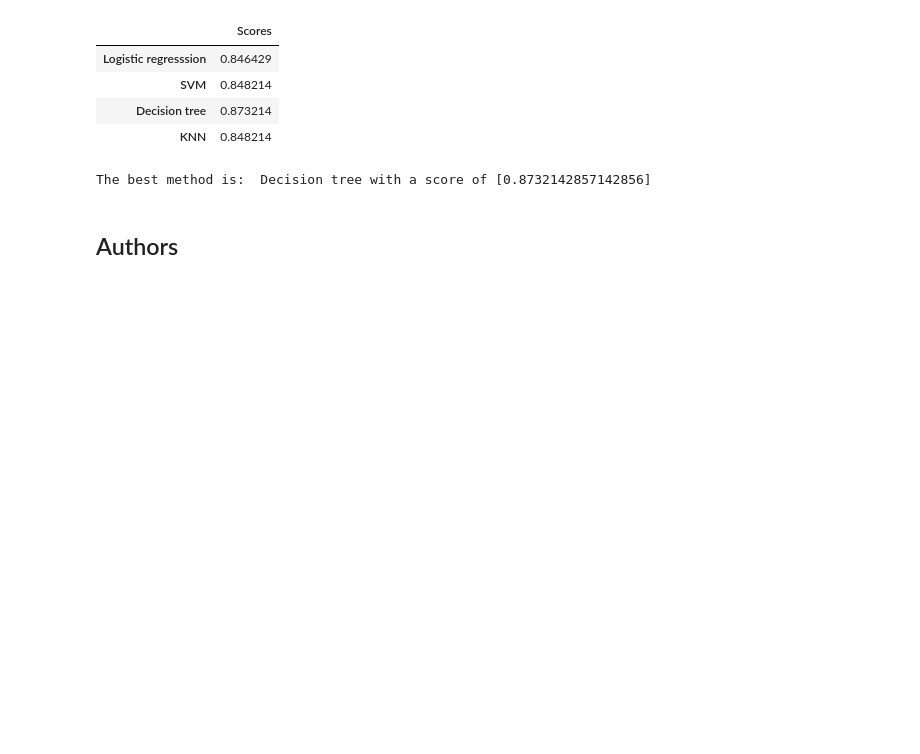
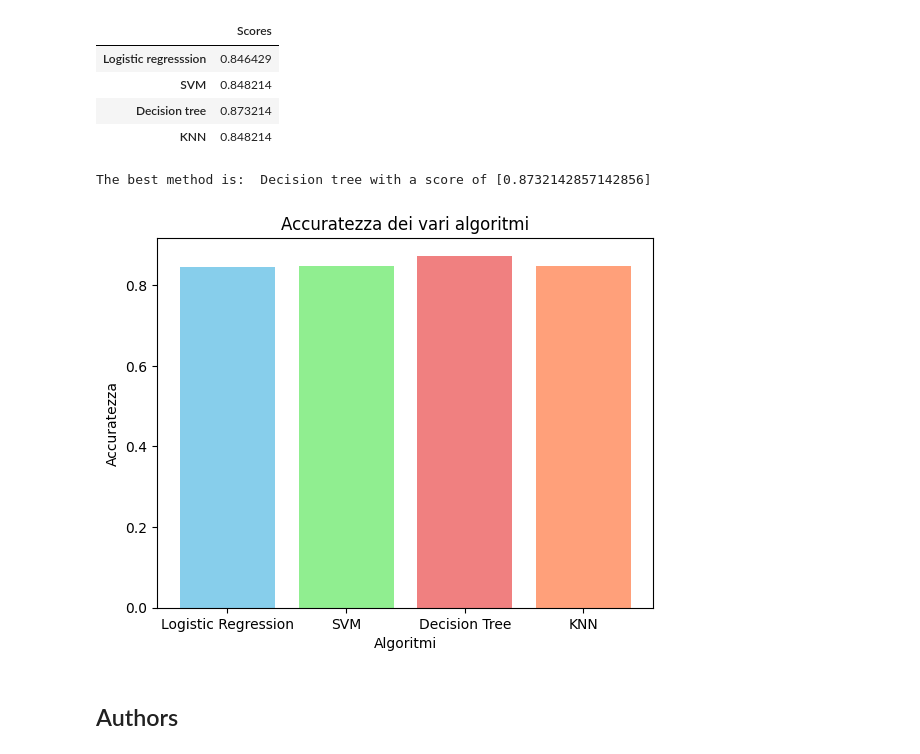
Before and after one commit to repo-git/rocket, a Jupyter notebook: SpaceX_Machine_Learning_Prediction_Part_5.jupyterlite.ipynb, the cells around one changed output. Cells and saved outputs as stored; diff of their text form; code cells hidden in the pictures; blank space fills up the shorter version.

```diff
--- a/SpaceX_Machine_Learning_Prediction_Part_5.jupyterlite.ipynb
+++ b/SpaceX_Machine_Learning_Prediction_Part_5.jupyterlite.ipynb
@@ -366,6 +366,26 @@ best_model = max(models_score, key=models_score.get)
 print("The best method is: ", best_model , 'with a score of', models_score[best_model] )
 # %% [output]
 The best method is:  Decision tree with a score of [0.8732142857142856]
+# %%
+import matplotlib.pyplot as plt
+
+# Dati
+algoritmi = ['Logistic Regression', 'SVM', 'Decision Tree', 'KNN']
+accuratezze = [0.846429, 0.848214, 0.873214, 0.848214]
+colori = ['skyblue', 'lightgreen', 'lightcoral', 'lightsalmon']
+
+# Creazione del grafico a barre
+plt.bar(algoritmi, accuratezze, color=colori)
+
+# Aggiunta di etichette
+plt.xlabel('Algoritmi')
+plt.ylabel('Accuratezza')
+plt.title('Accuratezza dei vari algoritmi')
+
+# Visualizzazione del grafico
+plt.show()
+# %% [output]
+[figure, added]
 # %% [markdown]
 ## Authors
 # %% [markdown]
```
